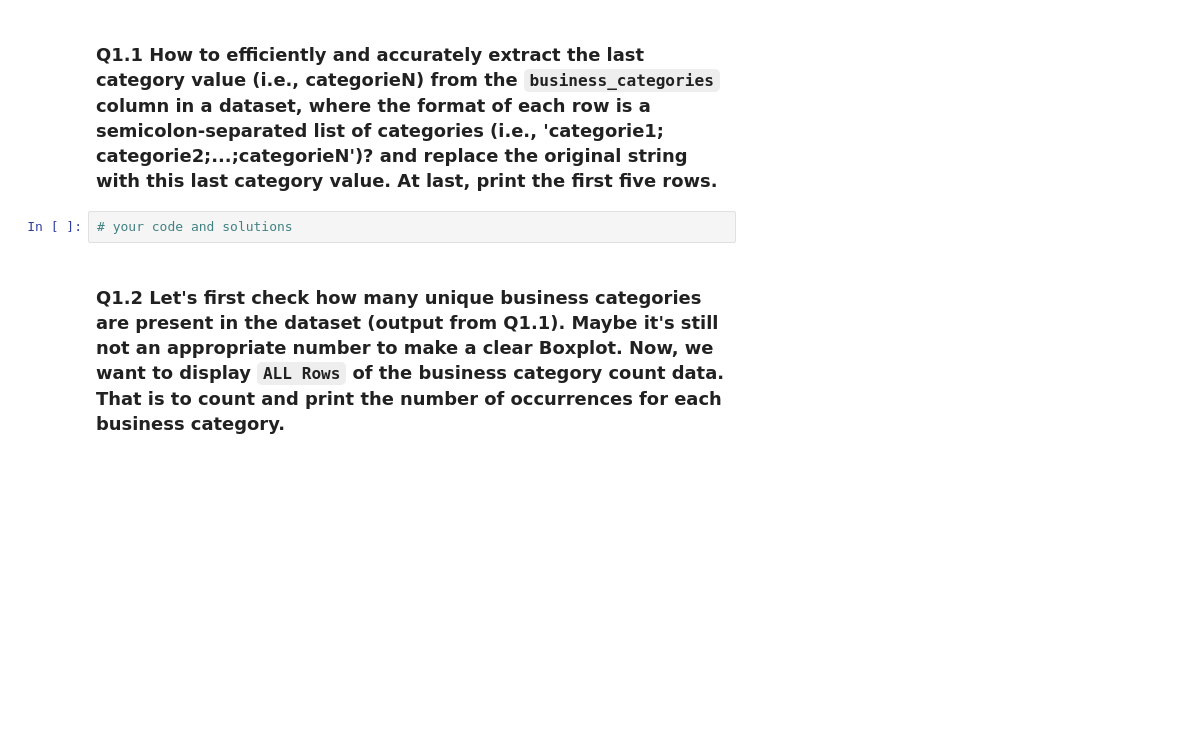
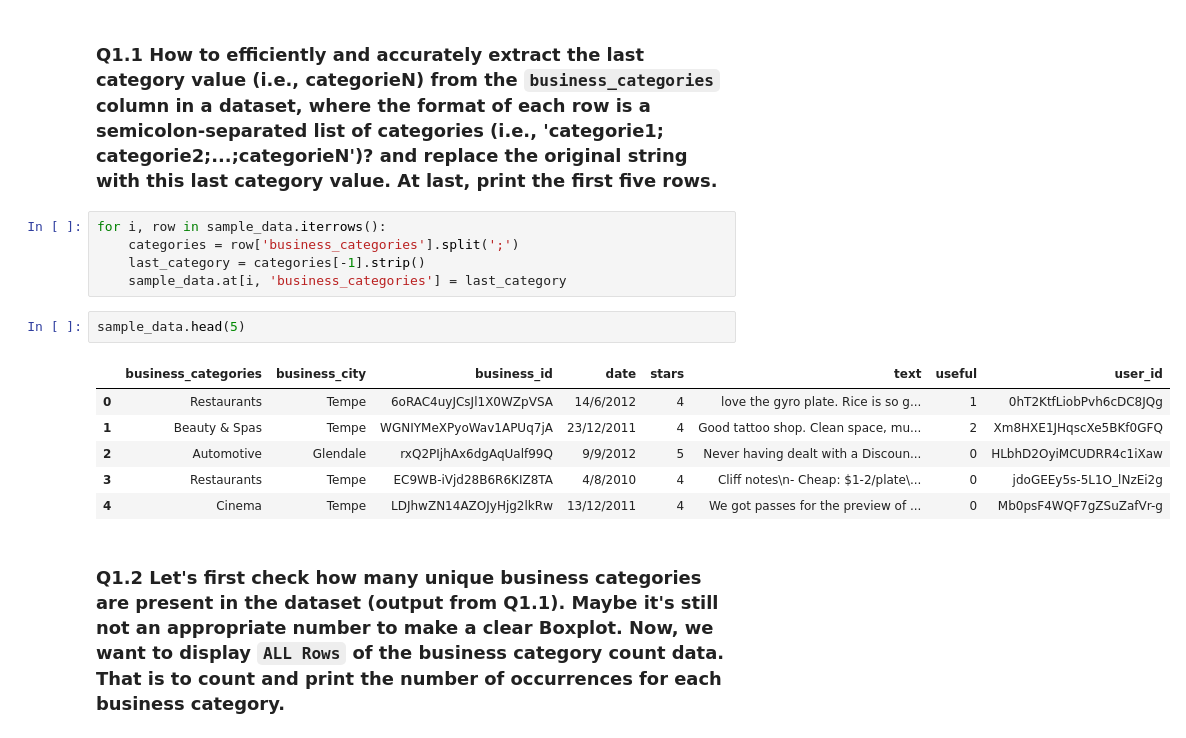
Before and after one commit to wonke2/Data-Science-Portfolio, a Jupyter notebook: Portfolio2_Yelp.ipynb, the cells around one changed output. Saved outputs shown, nothing was run; the diff lists cells and outputs as text; blank space fills up the shorter version.

```diff
--- a/Portfolio2_Yelp.ipynb
+++ b/Portfolio2_Yelp.ipynb
@@ -40,7 +47,19 @@ Sometimes we need to extract some major categories, such as `Middle Eastern; Res
 # %% [markdown]
 ### Q1.1 How to efficiently and accurately extract the last category value (i.e., categorieN) from the `business_categories` column in a dataset, where the format of each row is a semicolon-separated list of categories (i.e., 'categorie1; categorie2;...;categorieN')? and replace the original string with this last category value. At last, print the first five rows.
 # %%
-# your code and solutions
+for i, row in sample_data.iterrows():
+    categories = row['business_categories'].split(';')
+    last_category = categories[-1].strip()
+    sample_data.at[i, 'business_categories'] = last_category
+# %%
+sample_data.head(5)
+# %% [output]
+|  | business_categories | business_city | business_id | date | stars | text | useful | user_id |
+| 0 | Restaurants | Tempe | 6oRAC4uyJCsJl1X0WZpVSA | 14/6/2012 | 4 | love the gyro plate. Rice is so g... | 1 | 0hT2KtfLiobPvh6cDC8JQg |
+| 1 | Beauty & Spas | Tempe | WGNIYMeXPyoWav1APUq7jA | 23/12/2011 | 4 | Good tattoo shop. Clean space, mu... | 2 | Xm8HXE1JHqscXe5BKf0GFQ |
+| 2 | Automotive | Glendale | rxQ2PIjhAx6dgAqUalf99Q | 9/9/2012 | 5 | Never having dealt with a Discoun... | 0 | HLbhD2OyiMCUDRR4c1iXaw |
+| 3 | Restaurants | Tempe | EC9WB-iVjd28B6R6KIZ8TA | 4/8/2010 | 4 | Cliff notes\n- Cheap: $1-2/plate\... | 0 | jdoGEEy5s-5L1O_lNzEi2g |
+| 4 | Cinema | Tempe | LDJhwZN14AZOJyHjg2lkRw | 13/12/2011 | 4 | We got passes for the preview of ... | 0 | Mb0psF4WQF7gZSuZafVr-g |
 # %% [markdown]
 ### Q1.2 Let's first check how many unique business categories are present in the dataset (output from Q1.1). Maybe it's still not an appropriate number to make a clear Boxplot. Now, we want to display `ALL Rows` of the business category count data. That is to count and print the number of occurrences for each business category.
 # %%
```
Also changed, not shown: parts of 22 cells of this notebook.
